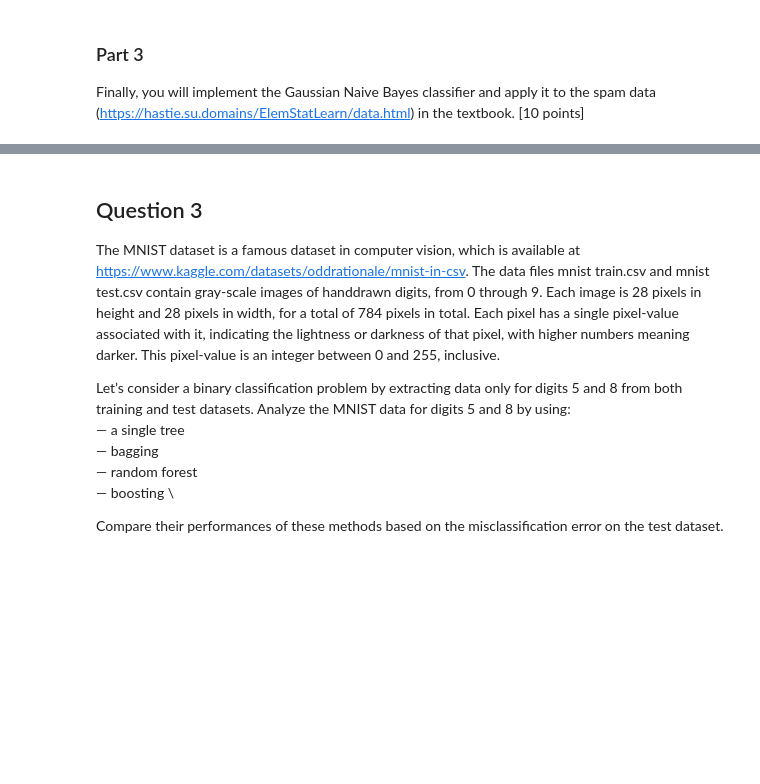
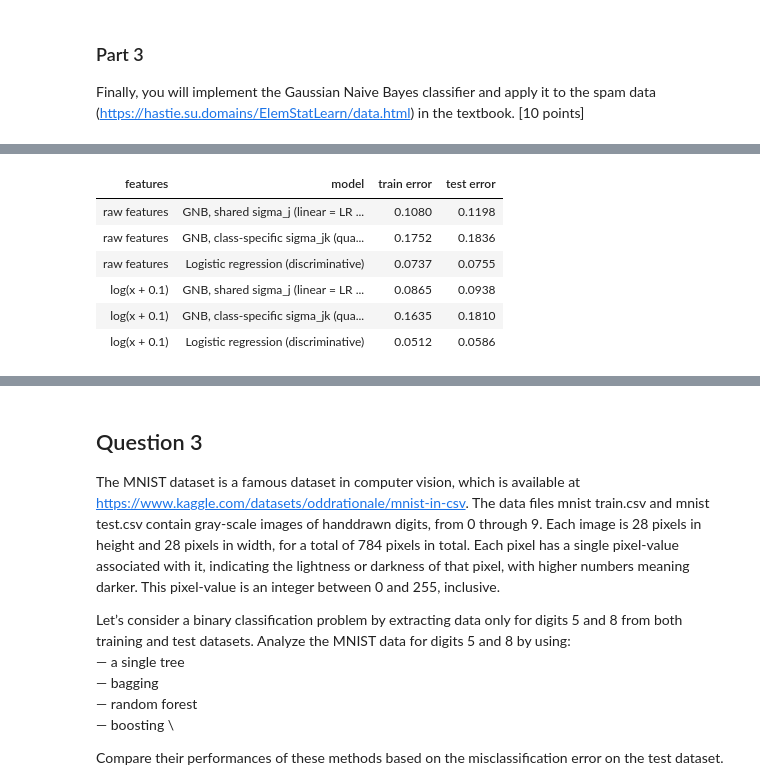
Before and after one commit to BrunoCavag/MS_PURDUE_DS, a Jupyter notebook: GRAD_57900_Statistical_Machine_Learning/Homework_2.ipynb, the cells around one changed output, grey strips where cells are left out. Saved outputs shown, nothing was run; the diff lists cells and outputs as text; code cells hidden in the pictures; blank space fills up the shorter version.

```diff
--- a/GRAD_57900_Statistical_Machine_Learning/Homework_2.ipynb
+++ b/GRAD_57900_Statistical_Machine_Learning/Homework_2.ipynb
@@ -6,0 +43,11 @@
+# %%
+import numpy as np
+from sklearn.linear_model import Ridge
+
+rng = np.random.default_rng(540)
+N, p, lam = 100, 8, 3.7
+X = rng.normal(size=(N,p)) @ rng.normal(size=(p,p)); y = 2 + X@rng.normal(size=p) + rng.normal(size=N)
+Xc, yc = X - X.mean(0), y - y.mean()
+b_ridge = np.linalg.solve(Xc.T@Xc + lam*np.eye(p), Xc.T@yc)
+b_aug = np.linalg.lstsq(np.vstack([Xc, np.sqrt(lam)*np.eye(p)]), np.r_[yc, np.zeros(p)], rcond=None)[0]
+print(np.abs(b_aug - b_ridge).max(), np.abs(b_aug - Ridge(alpha=lam).fit(X,y).coef_).max())  # ~1e-15
@@ -26,0 +303,17 @@ Finally, you will implement the Gaussian Naive Bayes classifier and apply it to
+# %%
+from sklearn.naive_bayes import GaussianNB
+
+sigmoid = lambda z: 1/(1+np.exp(-np.clip(z, -700, 700)))
+
+for shared in (True, False):
+    m = GaussianNaiveBayes(shared_var=shared).fit(Xtr_s, ytr_s)
+    w0, w, v = m.logistic_params()
+    p_formula = sigmoid(w0 + Xte_s @ w + (Xte_s**2) @ v)
+    name = '(a) shared sigma_j   ' if shared else '(b) class-specific   '
+    print(name, ' max|P_GNB(Y=1|x) - formula| =', f'{np.abs(p_formula - m.predict_proba(Xte_s)).max():.2e}',
+          ' | max |v_j| =', f'{np.abs(v).max():.3g}')
+
+# our class-specific GNB vs scikit-learn's GaussianNB (which uses sigma_jk)
+ours = GaussianNaiveBayes(shared_var=False).fit(Xtr_s, ytr_s); sk = GaussianNB().fit(Xtr_s, ytr_s)
+print('\nagreement of predictions with sklearn GaussianNB:', np.mean(ours.predict(Xte_s) == sk.predict(Xte_s)))
+print('max |P_ours - P_sklearn| =', np.abs(ours.predict_proba(Xte_s) - sk.predict_proba(Xte_s)[:, 1]).max())
@@ -26,0 +330,25 @@ Finally, you will implement the Gaussian Naive Bayes classifier and apply it to
+# %%
+from sklearn.linear_model import LogisticRegression
+from sklearn.preprocessing import StandardScaler
+from sklearn.pipeline import make_pipeline
+
+rows = []
+for tname, f in [('raw features', lambda Z: Z), ('log(x + 0.1)', lambda Z: np.log(Z + 0.1))]:
+    A, B = f(Xtr_s), f(Xte_s)
+    for shared in (True, False):
+        m = GaussianNaiveBayes(shared_var=shared).fit(A, ytr_s)
+        rows.append([tname, 'GNB, shared sigma_j (linear = LR form)' if shared else 'GNB, class-specific sigma_jk (quadratic)',
+                     err(m, A, ytr_s), err(m, B, yte_s)])
+    lr = make_pipeline(StandardScaler(), LogisticRegression(max_iter=5000)).fit(A, ytr_s)
+    rows.append([tname, 'Logistic regression (discriminative)', 1-lr.score(A, ytr_s), 1-lr.score(B, yte_s)])
+
+res_spam = pd.DataFrame(rows, columns=['features', 'model', 'train error', 'test error'])
+res_spam.style.format({'train error': '{:.4f}', 'test error': '{:.4f}'}).hide(axis='index')
+# %% [output]
+| features | model | train error | test error |
+| raw features | GNB, shared sigma_j (linear = LR ... | 0.1080 | 0.1198 |
+| raw features | GNB, class-specific sigma_jk (qua... | 0.1752 | 0.1836 |
+| raw features | Logistic regression (discriminative) | 0.0737 | 0.0755 |
+| log(x + 0.1) | GNB, shared sigma_j (linear = LR ... | 0.0865 | 0.0938 |
+| log(x + 0.1) | GNB, class-specific sigma_jk (qua... | 0.1635 | 0.1810 |
+| log(x + 0.1) | Logistic regression (discriminative) | 0.0512 | 0.0586 |
```
Also changed, not shown: parts of 31 cells of this notebook, 8 other files.
